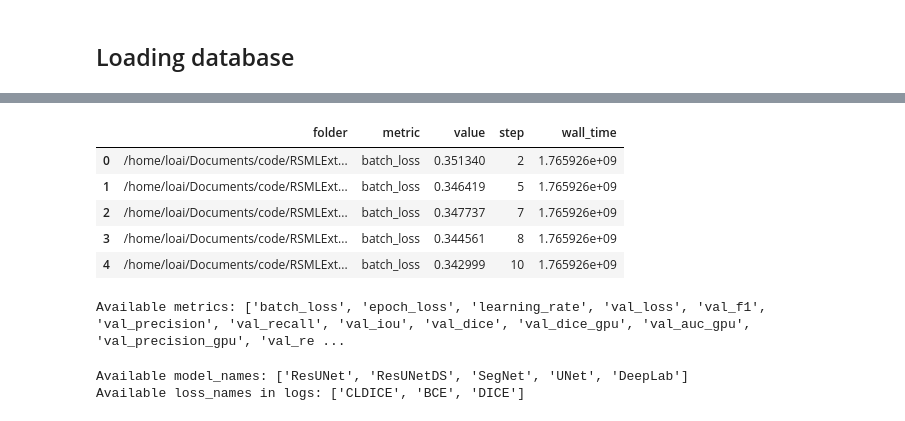
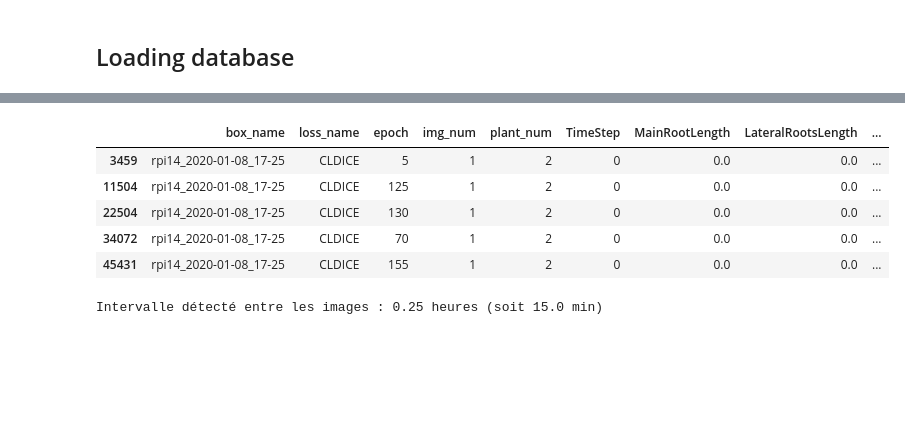
Before and after one commit to Money-eng/ChronoRoot, a Jupyter notebook: Measures_analysis.ipynb, the cells around one changed output, grey strips where cells are left out. Drawn from its saved outputs; the diff is of its cells as text; code cells hidden in the pictures; blank space fills up the shorter version.

```diff
--- a/Measures_analysis.ipynb
+++ b/Measures_analysis.ipynb
@@ -170,29 +29,21 @@ df_diff
-# %%
-# csv of training model logs
-LOGS_CSV = "/home/loai/Documents/code/RSMLExtraction/RSA_reconstruction/Method/ChronoRoot/all_events_combined.csv"
-df_logs = pd.read_csv(LOGS_CSV)
-df_logs.head()
-# %% [output]
-|  | folder | metric | value | step | wall_time |
-| 0 | /home/loai/Documents/code/RSMLExt... | batch_loss | 0.351340 | 2 | 1.765926e+09 |
-| 1 | /home/loai/Documents/code/RSMLExt... | batch_loss | 0.346419 | 5 | 1.765926e+09 |
-| 2 | /home/loai/Documents/code/RSMLExt... | batch_loss | 0.347737 | 7 | 1.765926e+09 |
-| 3 | /home/loai/Documents/code/RSMLExt... | batch_loss | 0.344561 | 8 | 1.765926e+09 |
-| 4 | /home/loai/Documents/code/RSMLExt... | batch_loss | 0.342999 | 10 | 1.765926e+09 |
-# %%
-# unique metrics
-metrics = df_logs['metric'].unique().tolist()
-print(f"Available metrics: {metrics}")
-# %% [output]
-Available metrics: ['batch_loss', 'epoch_loss', 'learning_rate', 'val_loss', 'val_f1', 'val_precision', 'val_recall', 'val_iou', 'val_dice', 'val_dice_gpu', 'val_auc_gpu', 'val_precision_gpu', 'val_re ...
-# %%
-# in "folder"  column : /home/loai/Documents/code/RSMLExtraction/RSA_reconstruction/Method/ChronoRoot/logs/CLDICE/ResUNet/x
-# CLDICE is the loss_name, ResUNet is the model_name
-
-model_names = df_logs['folder'].apply(lambda x: x.split('/')[-2]).unique().tolist()
-loss_names_in_logs = df_logs['folder'].apply(lambda x: x.split('/')[-3]).unique().tolist()
-print(f"Available model_names: {model_names}")
-print(f"Available loss_names in logs: {loss_names_in_logs}")
-# %% [output]
-Available model_names: ['ResUNet', 'ResUNetDS', 'SegNet', 'UNet', 'DeepLab']
-Available loss_names in logs: ['CLDICE', 'BCE', 'DICE']
+# %%
+df_plant_morpho = pd.read_csv(MORPHO_RESULTS)
+
+df_plant_morpho = df_plant_morpho.drop(columns=["FileName"])
+
+# order by box_name, img_num, plant_num, Time elapsed (hours)
+df_plant_morpho = df_plant_morpho.sort_values(by=["box_name", "img_num", "plant_num", "Time elapsed (hours)"])
+
+df_plant_morpho.head()
+# %% [output]
+|  | box_name | loss_name | epoch | img_num | plant_num | TimeStep | MainRootLength | LateralRootsLength | ... |
+| 3459 | rpi14_2020-01-08_17-25 | CLDICE | 5 | 1 | 2 | 0 | 0.0 | 0.0 | ... |
+| 11504 | rpi14_2020-01-08_17-25 | CLDICE | 125 | 1 | 2 | 0 | 0.0 | 0.0 | ... |
+| 22504 | rpi14_2020-01-08_17-25 | CLDICE | 130 | 1 | 2 | 0 | 0.0 | 0.0 | ... |
+| 34072 | rpi14_2020-01-08_17-25 | CLDICE | 70 | 1 | 2 | 0 | 0.0 | 0.0 | ... |
+| 45431 | rpi14_2020-01-08_17-25 | CLDICE | 155 | 1 | 2 | 0 | 0.0 | 0.0 | ... |
+# %%
+time_step_hours = df_plant_morpho['Time elapsed (hours)'].diff().loc[df_plant_morpho['Time elapsed (hours)'].diff() > 0].median()
+print(f"Intervalle détecté entre les images : {time_step_hours} heures (soit {time_step_hours*60} min)")
+# %% [output]
+Intervalle détecté entre les images : 0.25 heures (soit 15.0 min)
```
Also changed, not shown: parts of 31 cells of this notebook, 12 other files.
